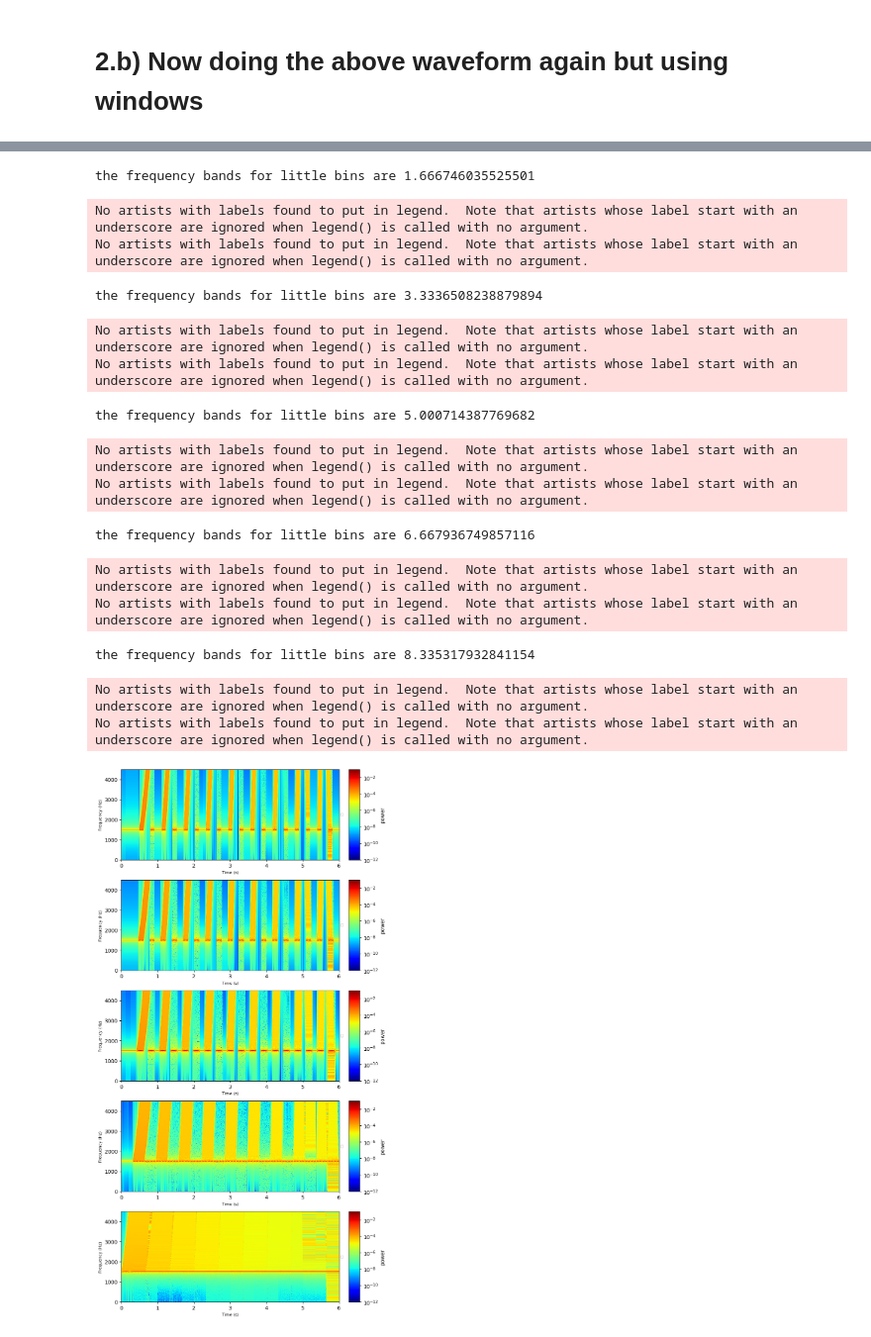
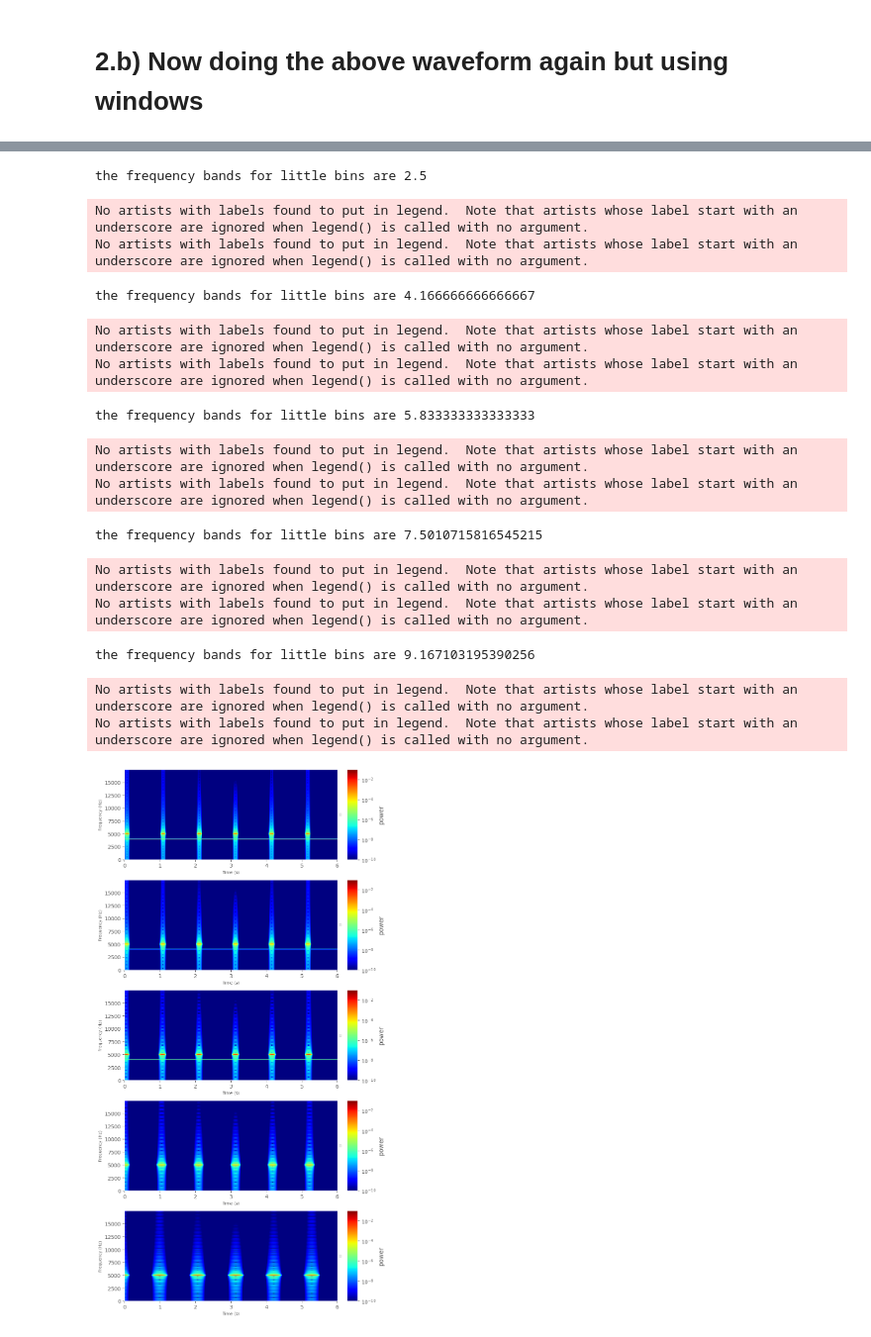
Before and after one commit to rachelblack3/Burst_analysis, a Jupyter notebook: testing_fft.ipynb, the cells around one changed output, grey strips where cells are left out. Shown at 99% size. Drawn from its saved outputs; the diff is of its cells as text; code cells hidden in the pictures.

```diff
--- a/testing_fft.ipynb
+++ b/testing_fft.ipynb
@@ -36,9 +36,10 @@ class FFTMagnitude:
         return f"magnitude shape = {self.magnitude.shape}, freq"
 
 # Example showing how this works
-test = FFTMagnitude(np.asarray([1,2]), [6])
+test = FFTMagnitude(np.asarray([1,2]), [6],10,100)
 test.show_frequency()
 test.show_magnitude()
+print(test.magnitude)
 # %% [output]
 The number of frequencies is: 1
 The dimensions (time bins, frequency bins) of this FFT spectra is: (2,)
@@ -652,0 +789,17 @@ The dimensions (time bins, frequency bins) of this FFT spectra is: (2016, 4200)
+# %%
+# Get waveform for time varying part
+waveform_t = on_off_constant_signal(5000,time_array)
+
+waveform_parameters["Time-varying signal"] = waveform_t
+# Do FFT over entire duration - with and without hanning windowing turned on
+
+mag_nh,freq_nh, bu_fft_nh = fft_full(waveform_parameters["Constant signal"]+ waveform_parameters["Time-varying signal"],waveform_parameters["Sampling timestep"],hanning=False)
+mag_h,freq_h, bu_fft_h = fft_full(waveform_parameters["Constant signal"]+ waveform_parameters["Time-varying signal"],waveform_parameters["Sampling timestep"],hanning=True)
+
+
+# save to FFT results dictionary
+
+FFT_results = {"FFT (no Hanning)": mag_nh,                                        # save parameters to dictionary
+            "FFT frequencies (no Hanning)": freq_nh,
+            "FFT (Hanning)": mag_h,
+            "FFT frequencies (Hanning)": freq_h}
@@ -652,0 +814,17 @@ The dimensions (time bins, frequency bins) of this FFT spectra is: (2016, 4200)
+# %%
+list_results =[]
+for i in range(1,6):
+
+    mag_windows,freq_windows,fft_av_windows,t_array_windows,df = fft_sliding(waveform_parameters["Constant signal"]+waveform_parameters["Time-varying signal"],
+                                                                                waveform_parameters["Sampling timestep"],5*i,100) #fft_windows(u_burst,f_s,5*i)
+
+    FFT_results_windows= {"FFT spectra": mag_windows,                                        # save parameters to dictionary
+                "FFT frequencies": freq_windows,
+                "FFT spectra average": fft_av_windows,
+                "FFT time array":t_array_windows,
+                "Frequency bandwidth":df}
+
+    window_results= FFTMagnitude(FFT_results_windows["FFT spectra"], FFT_results_windows["FFT frequencies"],5*i,100)
+    test.show_frequency()
+    test.show_magnitude()
+    list_results.append(window_results)
@@ -736,43 +919,43 @@ ax1,ax2,ax3,ax4,ax5= axs[:, 0]
 
 # Name colourbar axis (the third/fourth one will be made invisible)
 cax1,cax2,cax3,cax4,cax5 = axs[:,1]
 
 
 for i in range(1,6):
 
-    mag_windows,freq_windows,fft_av_windows,t_array_windows,df = fft_sliding(u_burst,f_s,10*i,100)#fft_windows(u_burst,f_s,5*i)
+    mag_windows,freq_windows,fft_av_windows,t_array_windows,df = fft_sliding(waveform_parameters["Constant signal"]+waveform_parameters["Time-varying signal"],
+                                                                                waveform_parameters["Sampling timestep"],5+10*i,100)#fft_windows(u_burst,f_s,5*i)
 
 
-    colorbar_norm = mcolors.LogNorm(vmin=10**(-12), vmax=10**(-1))
+    colorbar_norm = mcolors.LogNorm(vmin=10**(-10), vmax=10**(-1))
 
-    window_plot = axs[5-i,0].pcolormesh(t_array_windows, freq_windows, np.transpose(mag_windows), norm=colorbar_norm, cmap="jet",label = "FFT spectrum "+str(5*i)+" windows")
+    window_plot = axs[5-i,0].pcolormesh(t_array_windows, freq_windows, np.transpose(mag_windows), norm=colorbar_norm, cmap="jet",label = "FFT spectrum "+str(20*i-1)+" windows")
     axs[i-1,0].set_ylabel('Frequency (Hz)',fontsize=8)
     axs[i-1,0].set_xlabel('Time (s)',fontsize=8)
     plt.colorbar(window_plot,label='power',cax=axs[i-1,1])
-    axs[i-1,0].set_ylim(0,f0+f0/2)
     axs[i-1,0].legend()
     axs[i-1,0].legend(loc='center left',bbox_to_anchor=(1., 0.5),fontsize = 6)
 
 plt.gcf().set_size_inches((8, 15))
 plt.tight_layout()
 plt.show()
 # %% [output]
-the frequency bands for little bins are 1.666746035525501
+the frequency bands for little bins are 2.5
 No artists with labels found to put in legend.  Note that artists whose label start with an underscore are ignored when legend() is called with no argument.
 No artists with labels found to put in legend.  Note that artists whose label start with an underscore are ignored when legend() is called with no argument.
-the frequency bands for little bins are 3.3336508238879894
+the frequency bands for little bins are 4.166666666666667
 No artists with labels found to put in legend.  Note that artists whose label start with an underscore are ignored when legend() is called with no argument.
 No artists with labels found to put in legend.  Note that artists whose label start with an underscore are ignored when legend() is called with no argument.
-the frequency bands for little bins are 5.000714387769682
+the frequency bands for little bins are 5.833333333333333
 No artists with labels found to put in legend.  Note that artists whose label start with an underscore are ignored when legend() is called with no argument.
 No artists with labels found to put in legend.  Note that artists whose label start with an underscore are ignored when legend() is called with no argument.
-the frequency bands for little bins are 6.667936749857116
+the frequency bands for little bins are 7.5010715816545215
 No artists with labels found to put in legend.  Note that artists whose label start with an underscore are ignored when legend() is called with no argument.
 No artists with labels found to put in legend.  Note that artists whose label start with an underscore are ignored when legend() is called with no argument.
-the frequency bands for little bins are 8.335317932841154
+the frequency bands for little bins are 9.167103195390256
 No artists with labels found to put in legend.  Note that artists whose label start with an underscore are ignored when legend() is called with no argument.
 No artists with labels found to put in legend.  Note that artists whose label start with an underscore are ignored when legend() is called with no argument.
-[figure, old version]
+[figure, new version]
 # %%
 def integrate_in_small_windows(B,freq,time_array):
 
```
Also changed, not shown: parts of 19 cells of this notebook, 25 other files.
